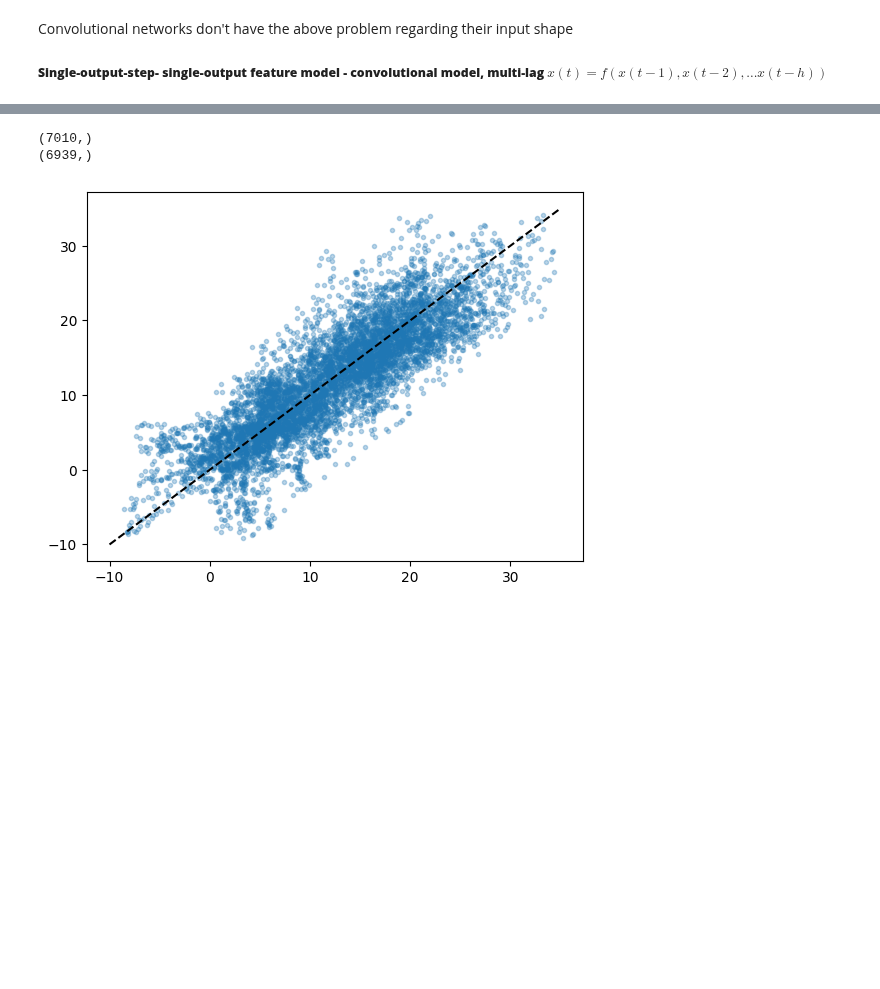
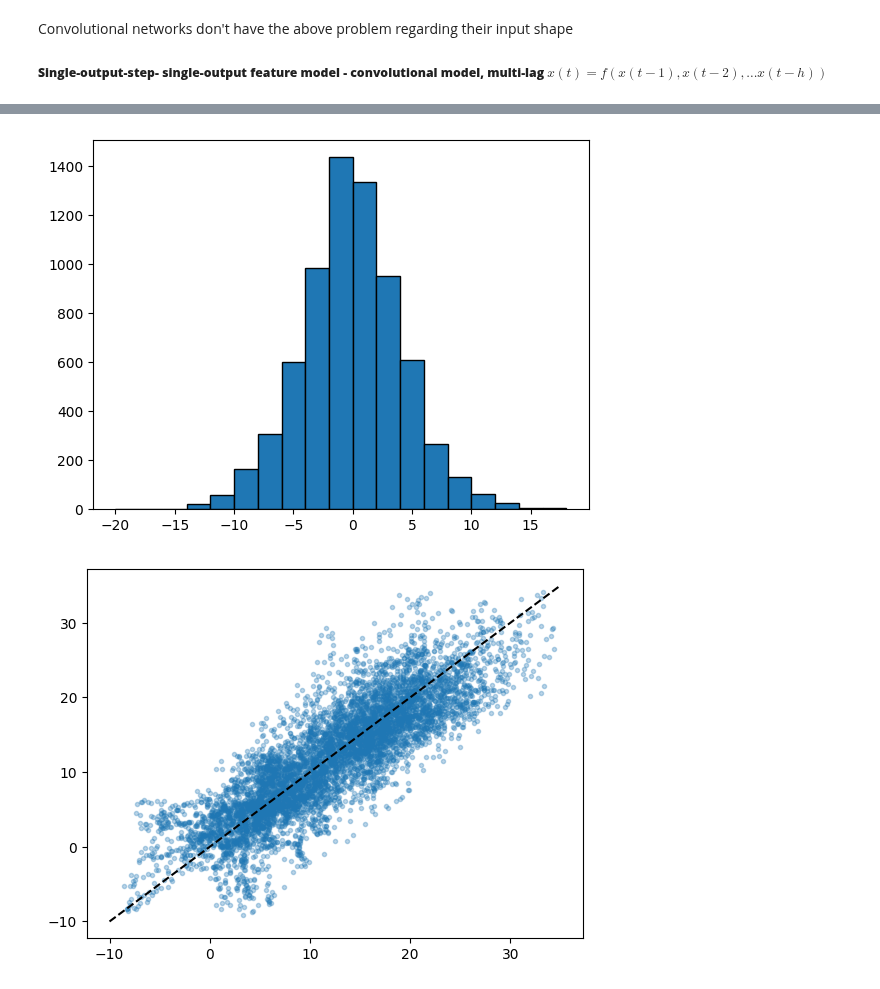
Before and after one commit to robetatis/study_notes_ml, a Jupyter notebook: weather.ipynb, the cells around one changed output, grey strips where cells are left out. Drawn from its saved outputs; the diff is of its cells as text; code cells hidden in the pictures; blank space fills up the shorter version.

```diff
--- a/weather.ipynb
+++ b/weather.ipynb
@@ -657,8 +670,8 @@ plt.show()
-# %%
-print(test_df_original['T (degC)'].shape)
-print(ypred_conv.shape)
-# %% [output]
-(7010,)
-(6939,)
+# %%
+fig, ax = plt.subplots()
+ax.hist(ypred_conv - test_df_original['T (degC)'], edgecolor='black', bins=np.arange(-20, 20, 2))
+plt.show()
+# %% [output]
+[figure, added]
 # %%
 fig, ax = plt.subplots()
```
Also changed, not shown: parts of 7 cells of this notebook.
